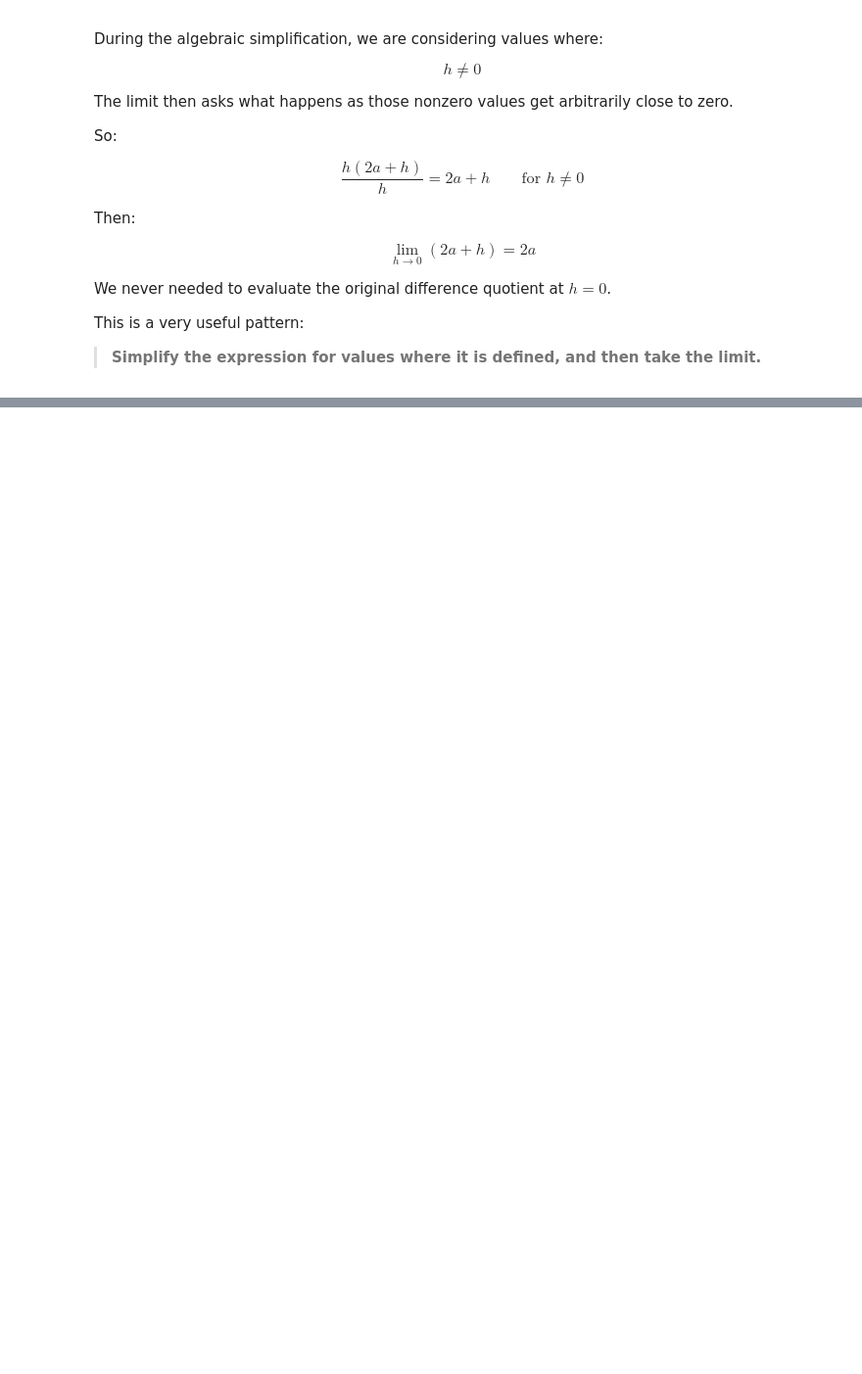
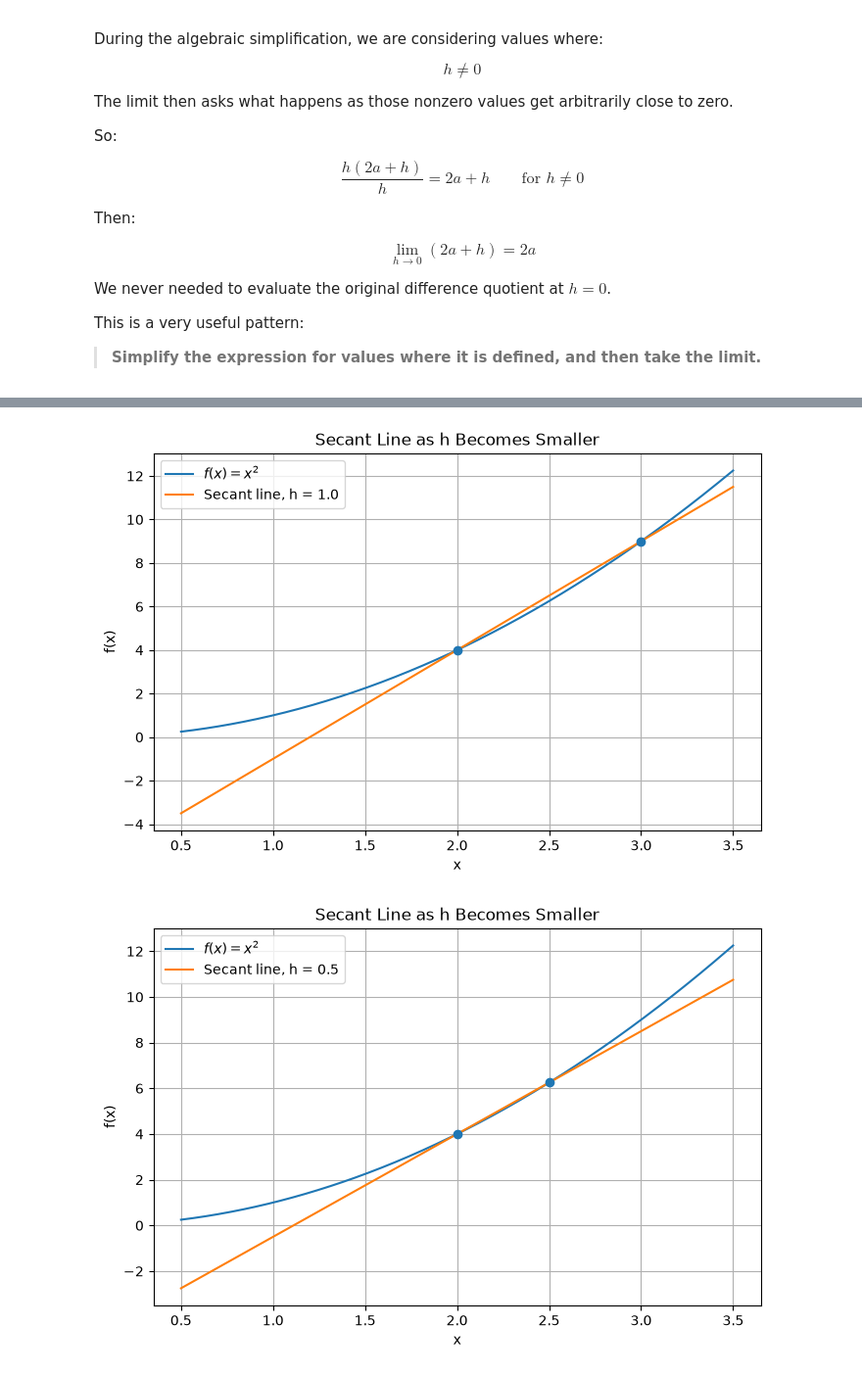
Before and after one commit to siddharth201/MyNotes, a Jupyter notebook: AI_ML/Jupyter_Notebooks/MathsForML/Calculas/Chapter-1/Chapter 4 — Derivatives/Part 2 — Derivative From First Principles.ipynb, the cells around one changed output, grey strips where cells are left out. Shown at 98% size. Saved outputs shown, nothing was run; the diff lists cells and outputs as text; code cells hidden in the pictures; blank space fills up the shorter version.

```diff
--- a/AI_ML/Jupyter_Notebooks/MathsForML/Calculas/Chapter-1/Chapter 4 — Derivatives/Part 2 — Derivative From First Principles.ipynb
+++ b/AI_ML/Jupyter_Notebooks/MathsForML/Calculas/Chapter-1/Chapter 4 — Derivatives/Part 2 — Derivative From First Principles.ipynb
@@ -821,0 +1061,50 @@ This is a very useful pattern:
+# %%
+import numpy as np
+import matplotlib.pyplot as plt
+
+def f(x):
+    return x**2
+
+a = 2
+
+x = np.linspace(0.5, 3.5, 400)
+y = f(x)
+
+h_values = [1.0, 0.5, 0.1, 0.01]
+
+for h in h_values:
+    x2 = a + h
+
+    y1 = f(a)
+    y2 = f(x2)
+
+    secant_slope = (y2 - y1) / (x2 - a)
+
+    # Secant line passing through (a, f(a))
+    secant_y = y1 + secant_slope * (x - a)
+
+    plt.figure(figsize=(8, 5))
+
+    plt.plot(x, y, label=r"$f(x)=x^2$")
+    plt.plot(
+        x,
+        secant_y,
+        label=f"Secant line, h = {h}"
+    )
+
+    plt.scatter(
+        [a, x2],
+        [y1, y2],
+        zorder=5
+    )
+
+    plt.xlabel("x")
+    plt.ylabel("f(x)")
+    plt.title("Secant Line as h Becomes Smaller")
+    plt.grid(True)
+    plt.legend()
+
+    plt.show()
+# %% [output]
+[figure, added]
+[figure, added]
```
Also changed, not shown: parts of 16 cells of this notebook.
